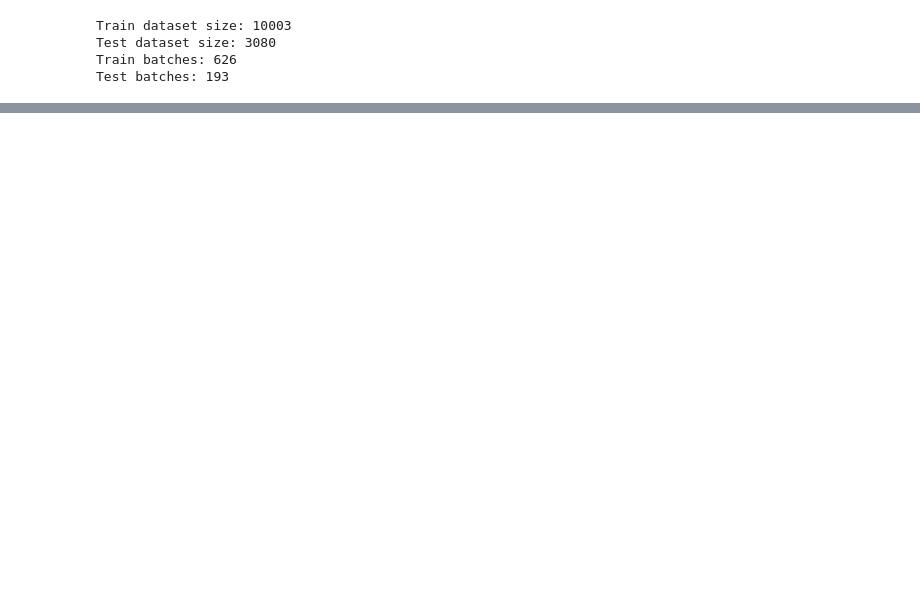
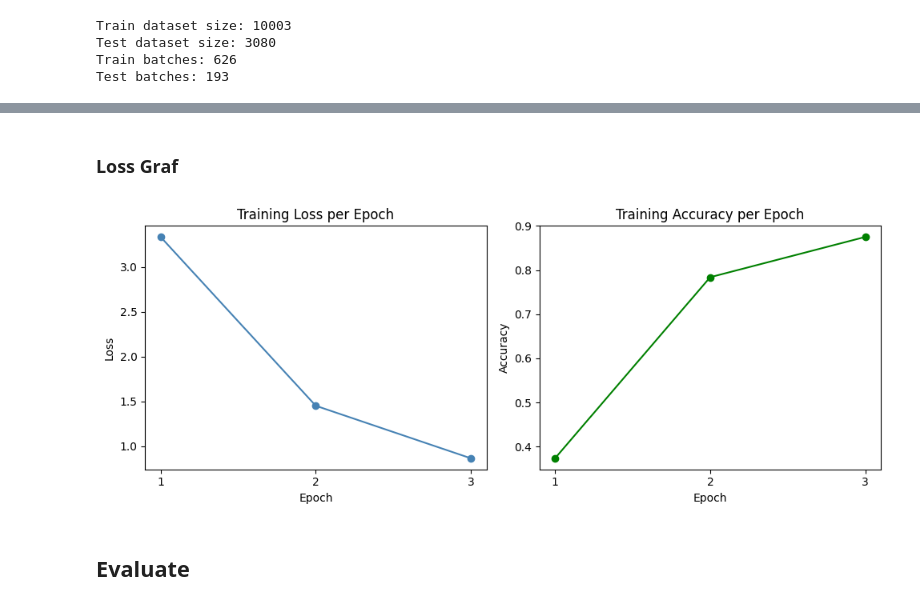
Before and after one commit to pinarrcindemirr/Development-of-and-End-to-End-NLP-Pipeline-for-Chatbot-Design-Support, a Jupyter notebook: Q1122408_NLP.ipynb, the cells around one changed output, grey strips where cells are left out. Drawn from its saved outputs; the diff is of its cells as text; code cells hidden in the pictures; blank space fills up the shorter version.

Commit message:
Fine-Tuning a Transformer for Chatbot Intent Recognition STEP 1 TO 6

```diff
--- a/Q1122408_NLP.ipynb
+++ b/Q1122408_NLP.ipynb
@@ -1198,0 +1254,21 @@ Test batches: 193
+# %%
+from transformers import get_linear_schedule_with_warmup
+from torch.optim import AdamW
+
+EPOCHS = 3
+LEARNING_RATE = 2e-5
+
+optimizer = AdamW(model.parameters(), lr=LEARNING_RATE, weight_decay=0.01)
+
+total_steps = len(train_loader) * EPOCHS
+
+scheduler = get_linear_schedule_with_warmup(
+    optimizer,
+    num_warmup_steps=total_steps // 10,
+    num_training_steps=total_steps
+)
+
+print("Total training steps:", total_steps)
+print("Warmup steps:", total_steps // 10)
+print("Learning rate:", LEARNING_RATE)
+print("Epochs:", EPOCHS)
@@ -1198,0 +1370,27 @@ Test batches: 193
+# %% [markdown]
+### Loss Graf
+# %%
+import matplotlib.pyplot as plt
+
+plt.figure(figsize=(10, 4))
+
+plt.subplot(1, 2, 1)
+plt.plot(range(1, EPOCHS+1), epoch_losses, marker='o', color='steelblue')
+plt.title("Training Loss per Epoch")
+plt.xlabel("Epoch")
+plt.ylabel("Loss")
+plt.xticks(range(1, EPOCHS+1))
+
+plt.subplot(1, 2, 2)
+plt.plot(range(1, EPOCHS+1), epoch_accuracies, marker='o', color='green')
+plt.title("Training Accuracy per Epoch")
+plt.xlabel("Epoch")
+plt.ylabel("Accuracy")
+plt.xticks(range(1, EPOCHS+1))
+
+plt.tight_layout()
+plt.show()
+# %% [output]
+[figure, added]
+# %% [markdown]
+## Evaluate
```
Also changed, not shown: parts of 53 cells of this notebook.
